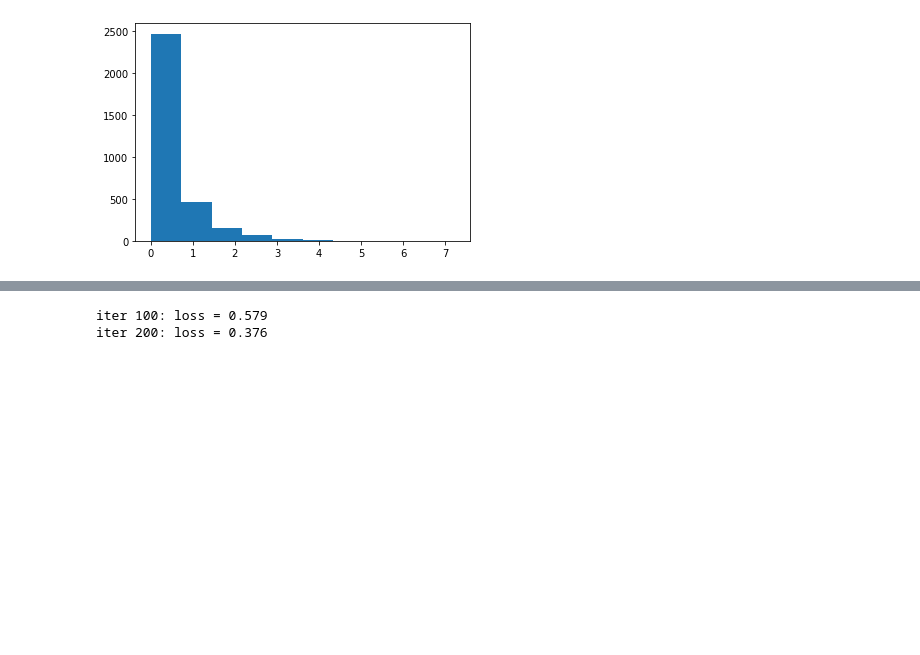
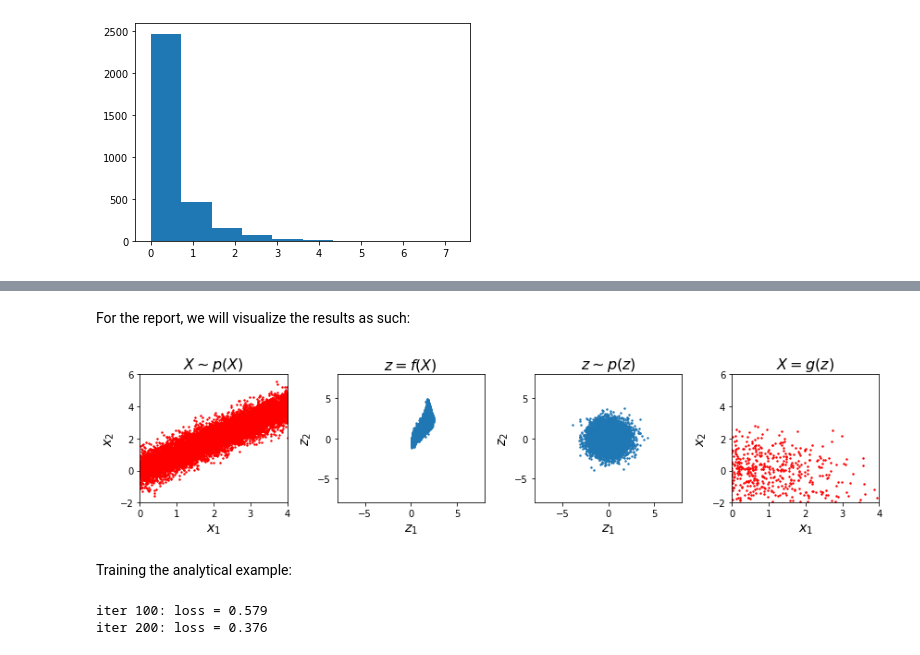
Before and after one commit to jbinagia/CS-230-Final-Project, a Jupyter notebook: notebooks/analytical_example.ipynb, the cells around one changed output, grey strips where cells are left out. Cells and saved outputs as stored; diff of their text form; code cells hidden in the pictures; blank space fills up the shorter version.

Commit message:
Added code to generate figures for report for sho.

```diff
--- a/notebooks/analytical_example.ipynb
+++ b/notebooks/analytical_example.ipynb
@@ -355,4 +355,59 @@ Text(0.5, 1.0, '$X = g(z)$')
 [figure]
+# %% [markdown]
+For the report, we will visualize the results as such:
+# %%
+# Visualize the learned transformation (After training)
+fig, axes = plt.subplots(1,4, figsize = (12,3)) # width x height in inches
+my_font_size = 16 # for paper
+my_s = 2
+
+# plot data sampled in real space
+plt.subplot(141)
+x = sample(nvis,L,k)
+plt.scatter(x[:, 0], x[:, 1], c='r',s = my_s)
+plt.xlim([0,L])
+plt.ylim([-2,L+2])
+plt.xlabel(r"$x_1$",fontsize = 0.9*my_font_size)
+plt.ylabel(r"$x_2$",fontsize = 0.9*my_font_size)
+plt.title(r'$X \sim p(X)$', fontsize = my_font_size)
+
+# sample from x and transform to z
+toy_set = sample(nvis,L,k)
+z = model.f(torch.from_numpy(toy_set))[0].detach().numpy()
+plt.subplot(142)
+plt.scatter(z[:, 0], z[:, 1], c='tab:blue',s = my_s)
+plt.xlim([-8,8])
+plt.ylim([-8,8])
+plt.xlabel(r"$z_1$",fontsize = 0.9*my_font_size)
+plt.ylabel(r"$z_2$",fontsize = 0.9*my_font_size)
+plt.title(r'$z = f(X)$', fontsize = my_font_size)
+
+# sampling from the multivariate gaussian with zero mean and unit variance
+z = np.random.multivariate_normal(np.zeros(2), np.eye(2), nvis)
+plt.subplot(143)
+plt.scatter(z[:, 0], z[:, 1],s = my_s)
+plt.xlim([-8,8])
+plt.ylim([-8,8])
+plt.xlabel(r"$z_1$",fontsize = 0.9*my_font_size)
+plt.ylabel(r"$z_2$",fontsize = 0.9*my_font_size)
+plt.title(r'$z \sim p(z)$', fontsize = my_font_size)
+
+# sample 1000 points from prior and transform back
+plt.subplot(144)
+z, x = model.sample(1000)
+plt.scatter(x[:, 0], x[:, 1], c='r',s = my_s) # x[:, 0, 0] is x1 coordinates of all samples
+plt.xlim([0,L])
+plt.ylim([-2,L+2])
+plt.xlabel(r"$x_1$",fontsize = 0.9*my_font_size)
+plt.ylabel(r"$x_2$",fontsize = 0.9*my_font_size)
+plt.title(r'$X = g(z)$', fontsize = my_font_size)
+
+fig.tight_layout()
+plt.savefig("images/sho_results_pre.png", dpi=600, transparent=False)
+# %% [output]
+[figure, added]
+# %% [markdown]
+Training the analytical example:
 # %%
 # Hyperparameters
 num_epochs =  10 # 150 (number of iterations really) is sufficient for normal gd.
```
Also changed, not shown: parts of 8 cells of this notebook, 3 other files.
